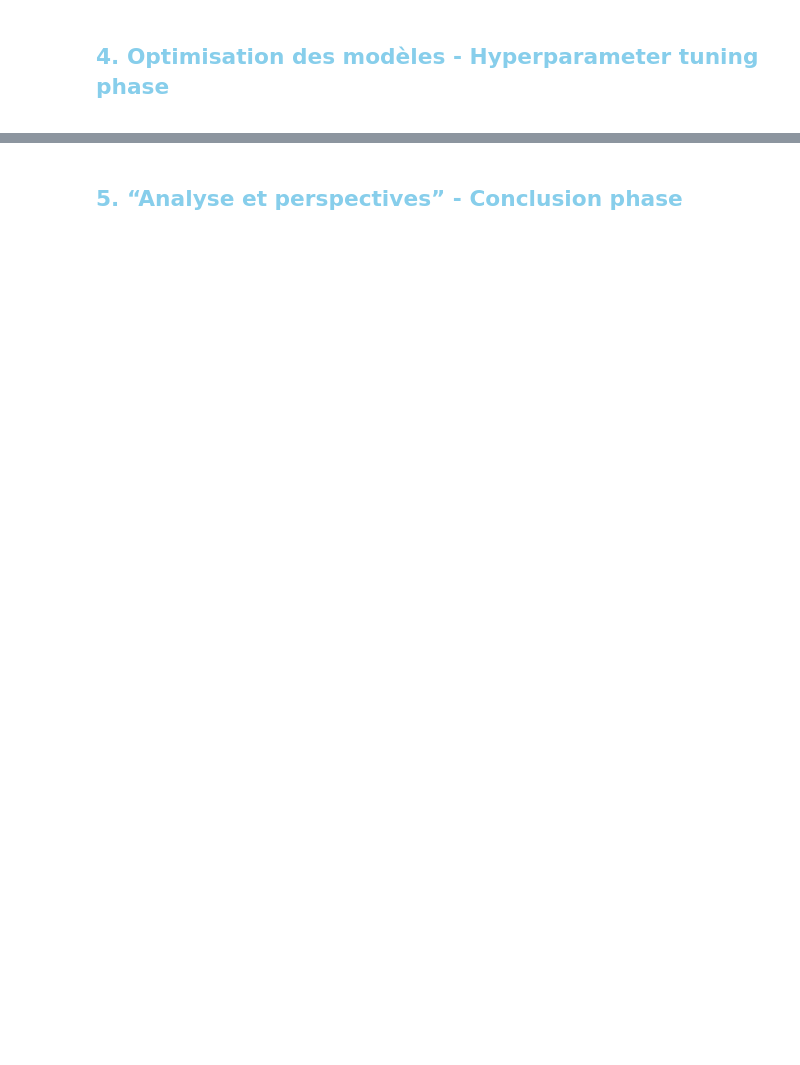
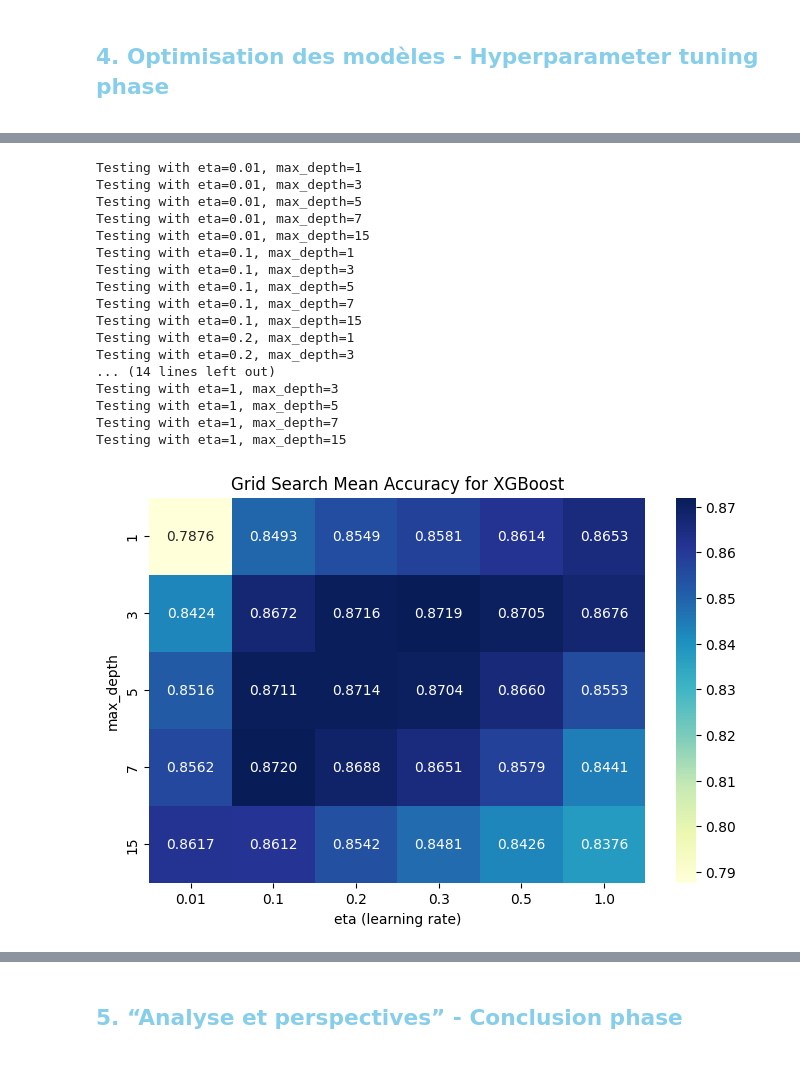
Before and after one commit to alextonon/BE_working_repo, a Jupyter notebook: FSD311_Machine_Learning/BE_ML_Groupe1.ipynb, the cells around one changed output, grey strips where cells are left out. Cells and saved outputs as stored; diff of their text form; code cells hidden in the pictures; blank space fills up the shorter version.

```diff
--- a/FSD311_Machine_Learning/BE_ML_Groupe1.ipynb
+++ b/FSD311_Machine_Learning/BE_ML_Groupe1.ipynb
@@ -518,7 +520,7 @@ def remove_outliers(adult):
 
     adult_without_outliers = adult.copy()
 
-    iso_forest = IsolationForest(contamination=0.1, random_state=42)
+    iso_forest = IsolationForest(contamination=0.05, random_state=42)
     outliers = iso_forest.fit_predict(adult_without_outliers.drop(columns=["income"]))
     mask = outliers != -1
     return adult_without_outliers[mask]
@@ -841,0 +831,67 @@ Random Forest accuracy (moyenne): 0.8445063314458366
+# %%
+param = {'eta': 0.3, 'objective': 'binary:logistic', 'eval_metric': 'logloss', 'seed': 42}
+
+grid_search = {
+    "eta": [0.01, 0.1, 0.2, 0.3, 0.5, 1],
+    "max_depth": [1, 3, 5, 7, 15],
+}
+
+grid_results = []
+
+for eta in grid_search["eta"]:
+    for max_depth in grid_search["max_depth"]:
+        params = {
+            'eta': eta,
+            'max_depth': max_depth,
+            'n_estimators': 200,
+            'objective': 'binary:logistic',
+            'eval_metric': 'logloss',
+            'seed': 42
+        }
+        print(f"Testing with eta={eta}, max_depth={max_depth}")
+        accuracy_scores, precision_scores = xgboost(params=params, adult=adult_normalized, WEIGHTING=False, N_FOLDS=N_FOLDS, REMOVE_OUTLIERS=False)
+        mean_accuracy = np.mean(accuracy_scores)
+        mean_precision = np.mean(precision_scores)
+        grid_results.append({
+            "eta": eta,
+            "max_depth": max_depth,
+            "mean_accuracy": mean_accuracy,
+            "mean_precision": mean_precision
+        })
+
+# Affichage des résultats
+df_results = pd.DataFrame(grid_results)
+pivot_acc = df_results.pivot(index="max_depth", columns="eta", values="mean_accuracy")
+pivot_prec = df_results.pivot(index="max_depth", columns="eta", values="mean_precision")
+
+plt.figure(figsize=(8, 5))
+sns.heatmap(pivot_acc, annot=True, fmt=".4f", cmap="YlGnBu")
+plt.title("Grid Search Mean Accuracy for XGBoost")
+plt.xlabel("eta (learning rate)")
+plt.ylabel("max_depth")
+
+plt.figure(figsize=(8, 5))
+sns.heatmap(pivot_prec, annot=True, fmt=".4f", cmap="YlGnBu")
+plt.title("Grid Search Mean Precision for XGBoost")
+plt.xlabel("eta (learning rate)")
+plt.ylabel("max_depth")
+plt.show()
+# %% [output]
+Testing with eta=0.01, max_depth=1
+Testing with eta=0.01, max_depth=3
+Testing with eta=0.01, max_depth=5
+Testing with eta=0.01, max_depth=7
+Testing with eta=0.01, max_depth=15
+Testing with eta=0.1, max_depth=1
+Testing with eta=0.1, max_depth=3
+Testing with eta=0.1, max_depth=5
+Testing with eta=0.1, max_depth=7
+Testing with eta=0.1, max_depth=15
+Testing with eta=0.2, max_depth=1
+Testing with eta=0.2, max_depth=3
+... (14 lines left out)
+Testing with eta=1, max_depth=3
+Testing with eta=1, max_depth=5
+Testing with eta=1, max_depth=7
+Testing with eta=1, max_depth=15
+[figure, added]
```
Also changed, not shown: parts of 16 cells of this notebook.
